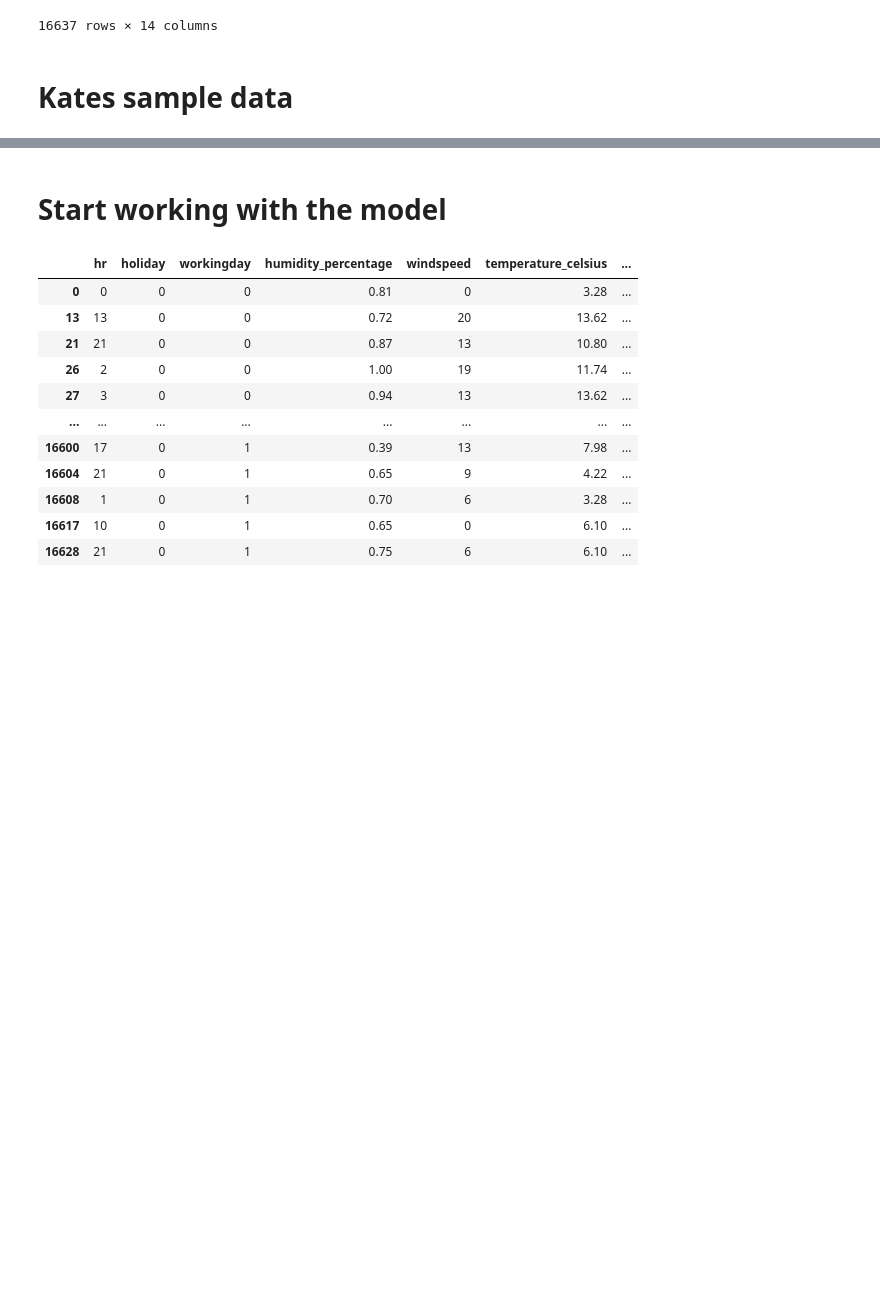
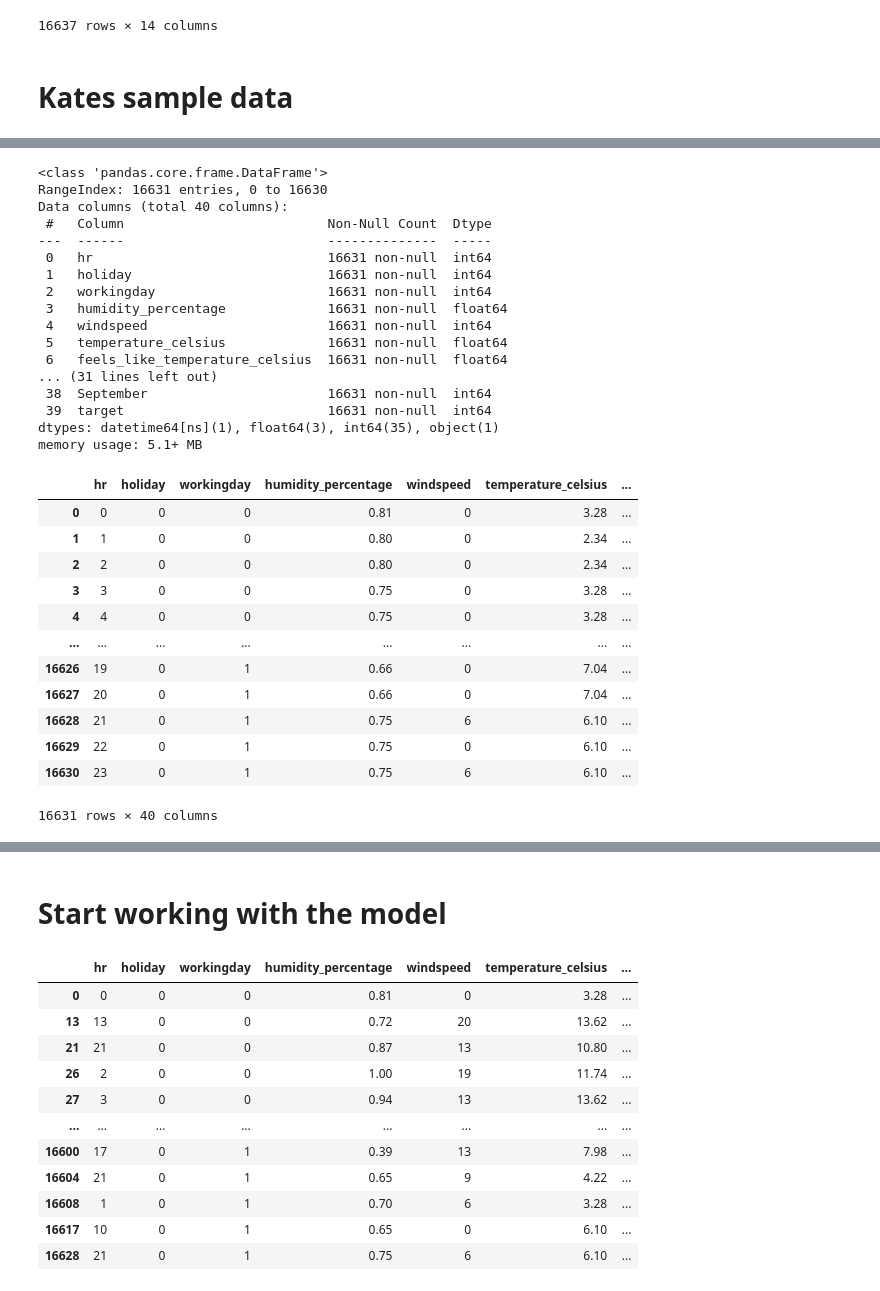
Before and after one commit to carlosdgerez/machine_learning, a Jupyter notebook: module4/fifthAproach.ipynb, the cells around one changed output, grey strips where cells are left out. Cells and saved outputs as stored; diff of their text form; code cells hidden in the pictures; blank space fills up the shorter version.

```diff
--- a/module4/fifthAproach.ipynb
+++ b/module4/fifthAproach.ipynb
@@ -295,3 +291,42 @@ column_to_move = bikes3.pop("bike_riders")
 # insert column with insert(location, column_name, column_value)
 
 bikes3.insert(39, "target", column_to_move)
+# %%
+
+# Since dates start in 1.1.2011, I make them a measure in days from the first day in the dataset to get
+#the relation between the days in the model.
+bikes3['date'] = pd.to_datetime(bikes3['date'])
+
+bikes3.info()
+bikes3
+# %% [output]
+<class 'pandas.core.frame.DataFrame'>
+RangeIndex: 16631 entries, 0 to 16630
+Data columns (total 40 columns):
+ #   Column                          Non-Null Count  Dtype
+---  ------                          --------------  -----
+ 0   hr                              16631 non-null  int64
+ 1   holiday                         16631 non-null  int64
+ 2   workingday                      16631 non-null  int64
+ 3   humidity_percentage             16631 non-null  float64
+ 4   windspeed                       16631 non-null  int64
+ 5   temperature_celsius             16631 non-null  float64
+ 6   feels_like_temperature_celsius  16631 non-null  float64
+... (31 lines left out)
+ 38  September                       16631 non-null  int64
+ 39  target                          16631 non-null  int64
+dtypes: datetime64[ns](1), float64(3), int64(35), object(1)
+memory usage: 5.1+ MB
+|  | hr | holiday | workingday | humidity_percentage | windspeed | temperature_celsius | ... |
+| 0 | 0 | 0 | 0 | 0.81 | 0 | 3.28 | ... |
+| 1 | 1 | 0 | 0 | 0.80 | 0 | 2.34 | ... |
+| 2 | 2 | 0 | 0 | 0.80 | 0 | 2.34 | ... |
+| 3 | 3 | 0 | 0 | 0.75 | 0 | 3.28 | ... |
+| 4 | 4 | 0 | 0 | 0.75 | 0 | 3.28 | ... |
+| ... | ... | ... | ... | ... | ... | ... | ... |
+| 16626 | 19 | 0 | 1 | 0.66 | 0 | 7.04 | ... |
+| 16627 | 20 | 0 | 1 | 0.66 | 0 | 7.04 | ... |
+| 16628 | 21 | 0 | 1 | 0.75 | 6 | 6.10 | ... |
+| 16629 | 22 | 0 | 1 | 0.75 | 0 | 6.10 | ... |
+| 16630 | 23 | 0 | 1 | 0.75 | 6 | 6.10 | ... |
+16631 rows × 40 columns
```
Also changed, not shown: parts of 14 cells of this notebook.
